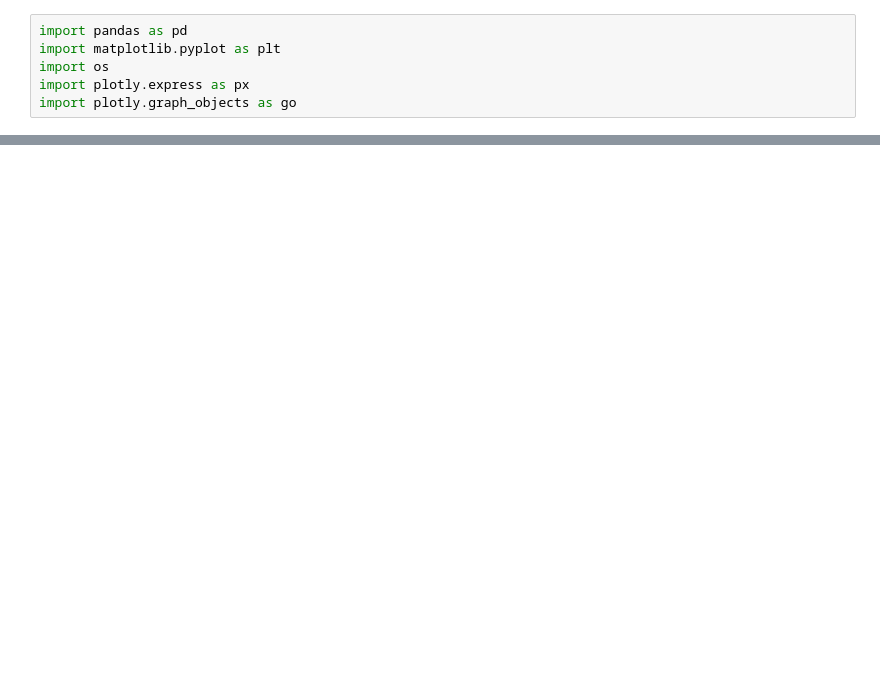
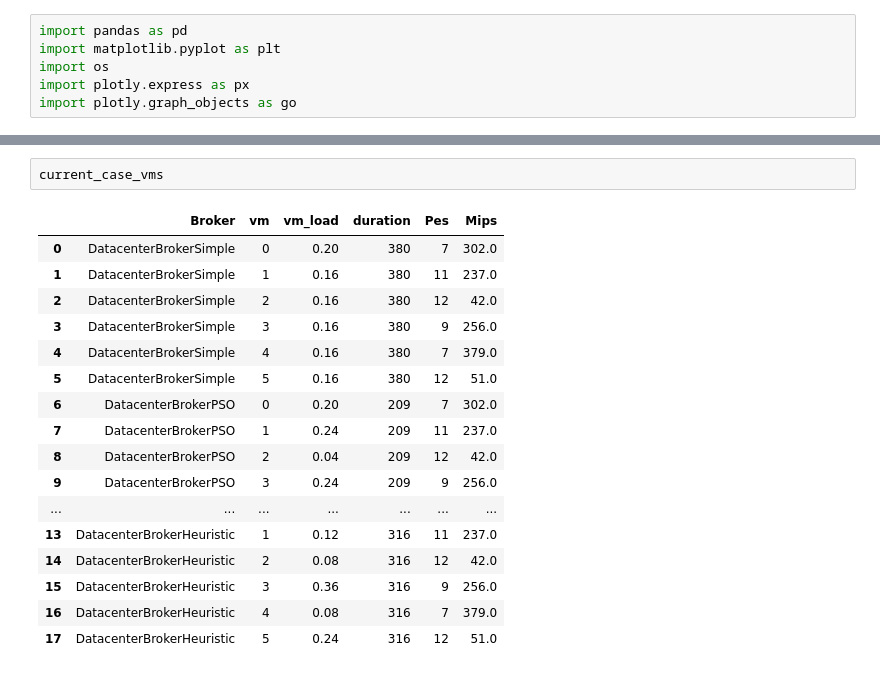
Before and after one commit to MrtC101/middleware-pso, a Jupyter notebook: src/main/vis/data.ipynb, the cells around one changed output, grey strips where cells are left out. Cells and saved outputs as stored; diff of their text form; blank space fills up the shorter version.

```diff
--- a/src/main/vis/data.ipynb
+++ b/src/main/vis/data.ipynb
@@ -41,6 +61,26 @@ current_case_vms = all_cases_vms[scenario]
 scenario
 # %% [output]
 'scenario-6-25'
+# %%
+current_case_vms
+# %% [output]
+|  | Broker | vm | vm_load | duration | Pes | Mips |
+| 0 | DatacenterBrokerSimple | 0 | 0.20 | 380 | 7 | 302.0 |
+| 1 | DatacenterBrokerSimple | 1 | 0.16 | 380 | 11 | 237.0 |
+| 2 | DatacenterBrokerSimple | 2 | 0.16 | 380 | 12 | 42.0 |
+| 3 | DatacenterBrokerSimple | 3 | 0.16 | 380 | 9 | 256.0 |
+| 4 | DatacenterBrokerSimple | 4 | 0.16 | 380 | 7 | 379.0 |
+| 5 | DatacenterBrokerSimple | 5 | 0.16 | 380 | 12 | 51.0 |
+| 6 | DatacenterBrokerPSO | 0 | 0.20 | 209 | 7 | 302.0 |
+| 7 | DatacenterBrokerPSO | 1 | 0.24 | 209 | 11 | 237.0 |
+| 8 | DatacenterBrokerPSO | 2 | 0.04 | 209 | 12 | 42.0 |
+| 9 | DatacenterBrokerPSO | 3 | 0.24 | 209 | 9 | 256.0 |
+| ... | ... | ... | ... | ... | ... | ... |
+| 13 | DatacenterBrokerHeuristic | 1 | 0.12 | 316 | 11 | 237.0 |
+| 14 | DatacenterBrokerHeuristic | 2 | 0.08 | 316 | 12 | 42.0 |
+| 15 | DatacenterBrokerHeuristic | 3 | 0.36 | 316 | 9 | 256.0 |
+| 16 | DatacenterBrokerHeuristic | 4 | 0.08 | 316 | 7 | 379.0 |
+| 17 | DatacenterBrokerHeuristic | 5 | 0.24 | 316 | 12 | 51.0 |
 # %%
 current_case
 # %% [output]
```
Also changed, not shown: parts of 18 cells of this notebook, 6 other files.
